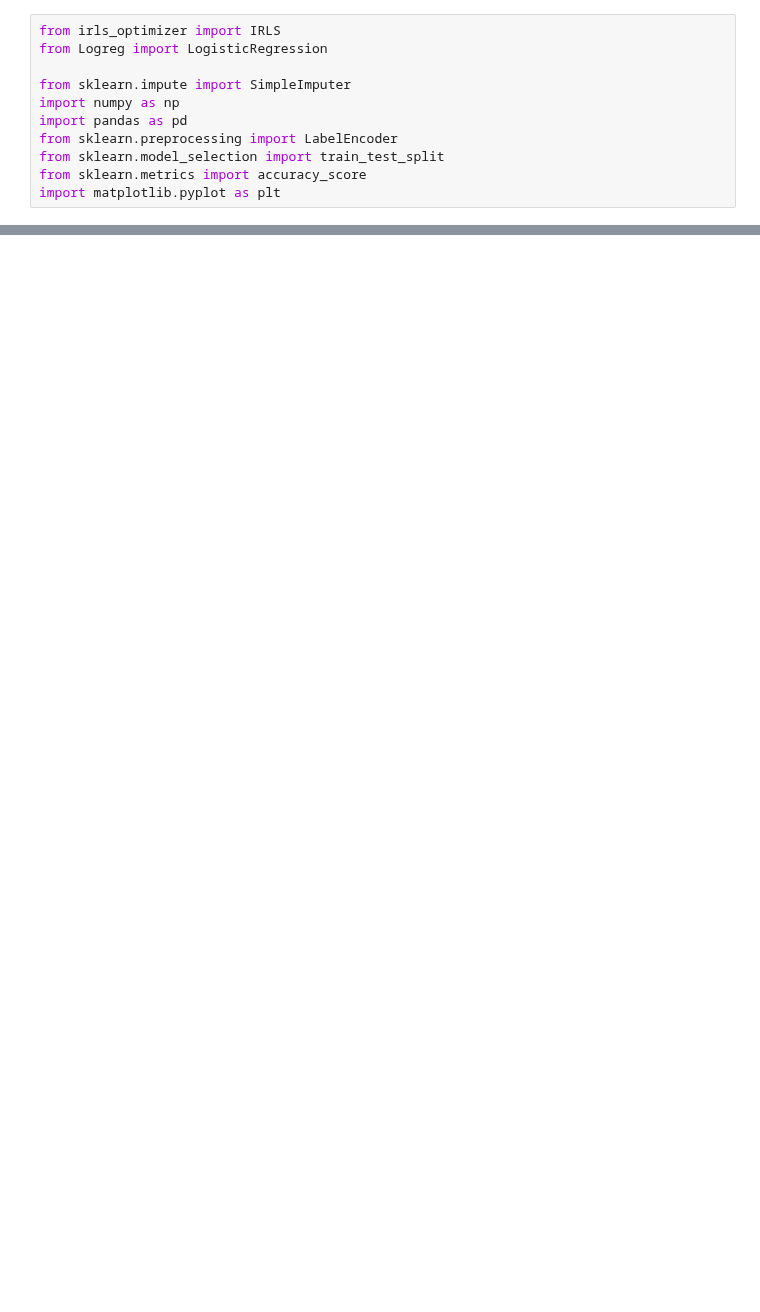
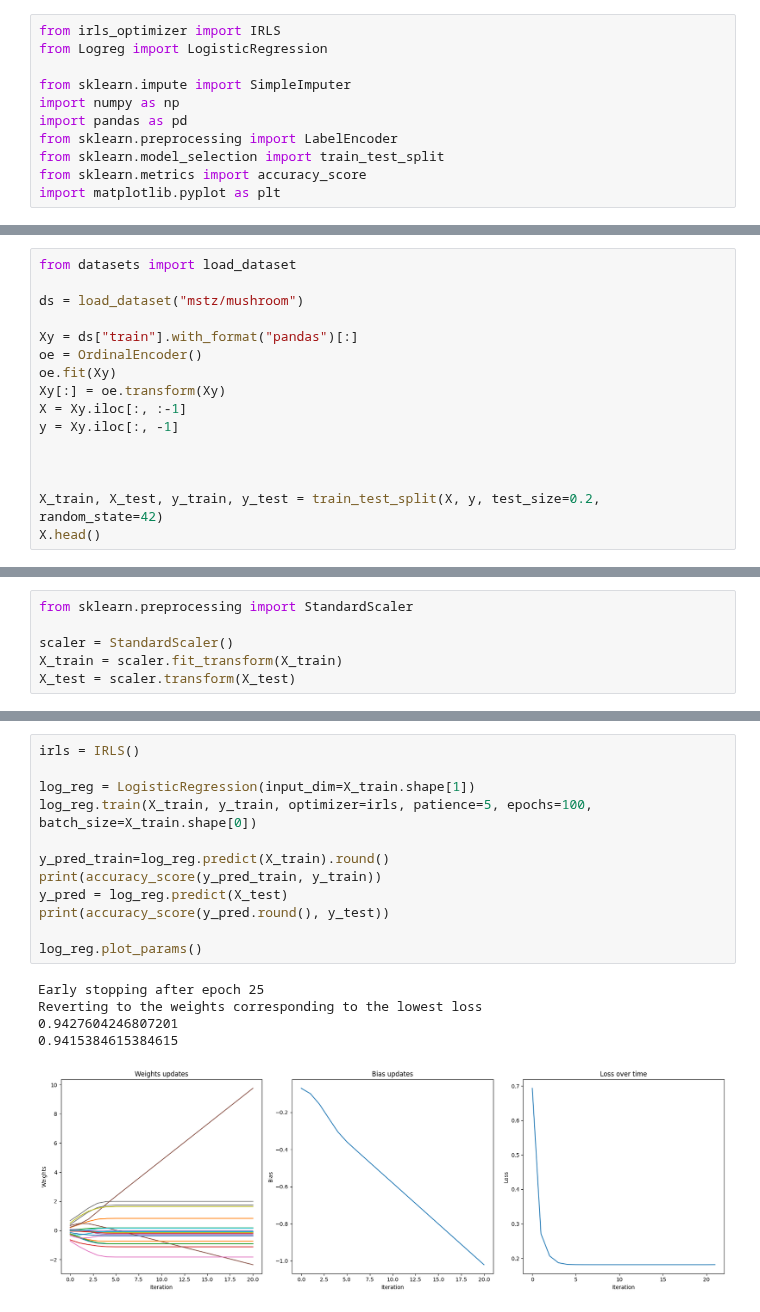
Before and after one commit to kozaka93/2024L-DSAdvancedML, a Jupyter notebook: projects/project1/group3/Narozniak_Czerwonski_Rucinski/src/IRLS example.ipynb, the cells around one changed output, grey strips where cells are left out. Cells and saved outputs as stored; diff of their text form; blank space fills up the shorter version.

```diff
--- a/projects/project1/group3/Narozniak_Czerwonski_Rucinski/src/IRLS example.ipynb
+++ b/projects/project1/group3/Narozniak_Czerwonski_Rucinski/src/IRLS example.ipynb
@@ -75,0 +160,16 @@ log_reg.weights_updates
+# %%
+from datasets import load_dataset
+
+ds = load_dataset("mstz/mushroom")
+
+Xy = ds["train"].with_format("pandas")[:]
+oe = OrdinalEncoder()
+oe.fit(Xy)
+Xy[:] = oe.transform(Xy)
+X = Xy.iloc[:, :-1]
+y = Xy.iloc[:, -1]
+
+
+
+X_train, X_test, y_train, y_test = train_test_split(X, y, test_size=0.2, random_state=42)
+X.head()
@@ -75,0 +184,6 @@ log_reg.weights_updates
+# %%
+from sklearn.preprocessing import StandardScaler
+
+scaler = StandardScaler()
+X_train = scaler.fit_transform(X_train)
+X_test = scaler.transform(X_test)
@@ -75,0 +212,18 @@ log_reg.weights_updates
+# %%
+irls = IRLS()
+
+log_reg = LogisticRegression(input_dim=X_train.shape[1])
+log_reg.train(X_train, y_train, optimizer=irls, patience=5, epochs=100, batch_size=X_train.shape[0])
+
+y_pred_train=log_reg.predict(X_train).round()
+print(accuracy_score(y_pred_train, y_train))
+y_pred = log_reg.predict(X_test)
+print(accuracy_score(y_pred.round(), y_test))
+
+log_reg.plot_params()
+# %% [output]
+Early stopping after epoch 25
+Reverting to the weights corresponding to the lowest loss
+0.9427604246807201
+0.9415384615384615
+[figure, added]
```
Also changed, not shown: parts of 23 cells of this notebook.
